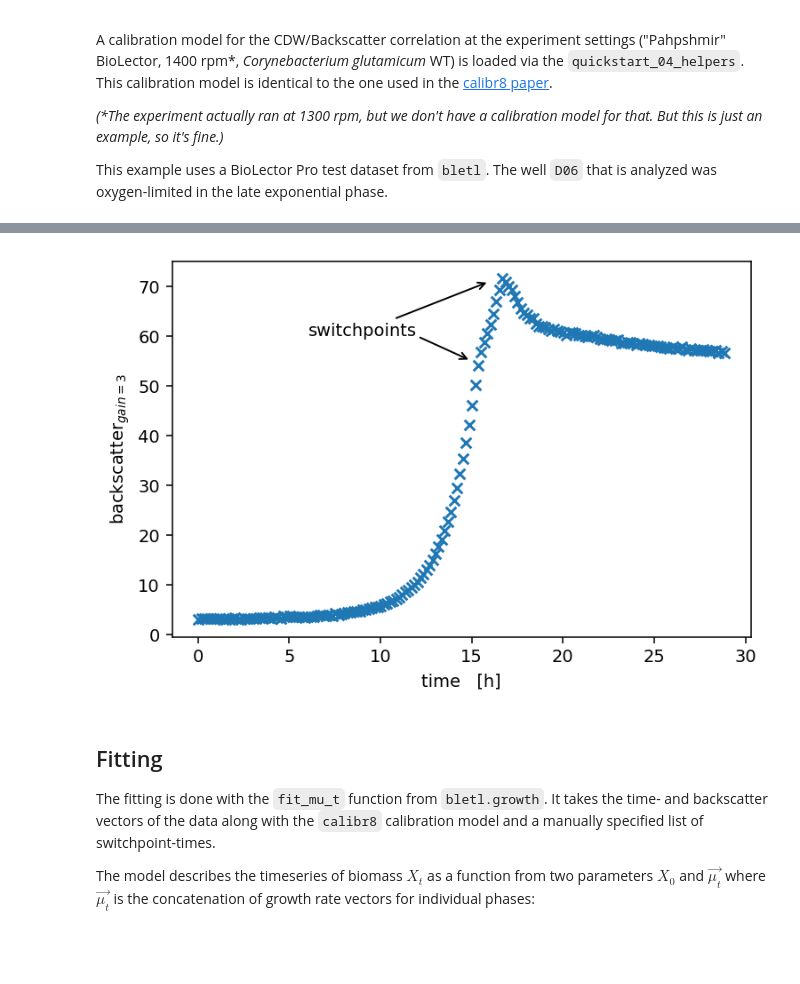
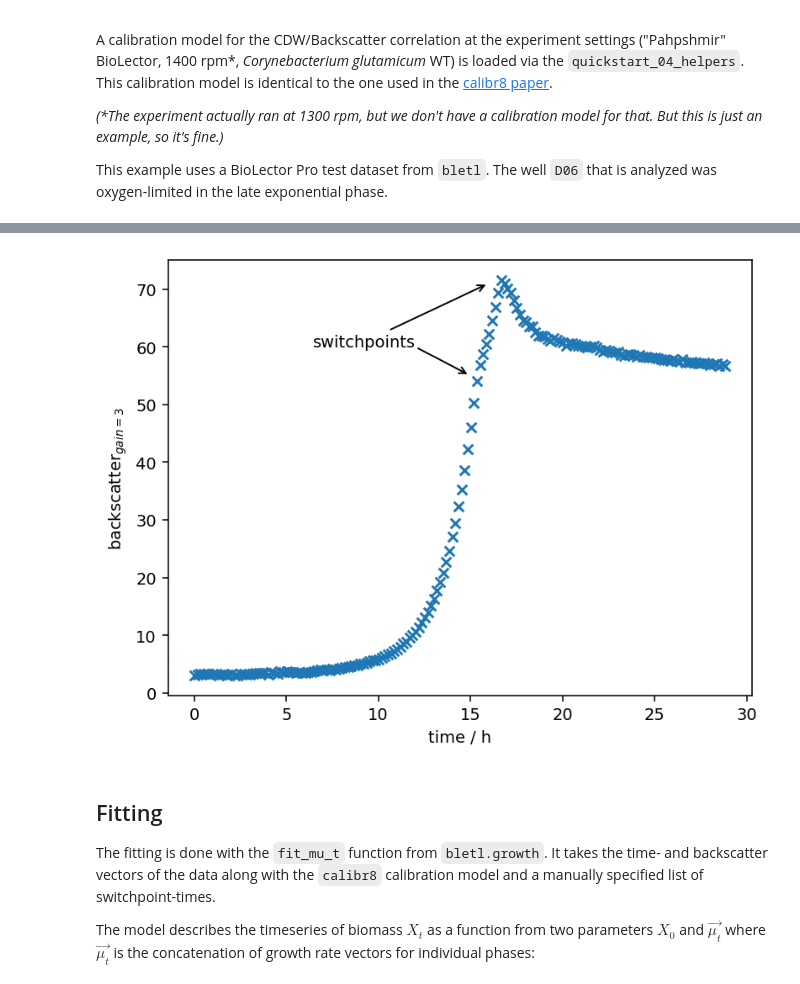
Before and after one commit to JuBiotech/bletl, a Jupyter notebook: notebooks/Quickstart_04_Bayesian Analysis of time-Variable Growth Rate.ipynb, the cells around one changed output, grey strips where cells are left out. Saved outputs shown, nothing was run; the diff lists cells and outputs as text; code cells hidden in the pictures; blank space fills up the shorter version.

```diff
--- a/notebooks/Quickstart_04_Bayesian Analysis of time-Variable Growth Rate.ipynb
+++ b/notebooks/Quickstart_04_Bayesian Analysis of time-Variable Growth Rate.ipynb
@@ -43,25 +43,25 @@ pyplot.show()
 # %%
 bldata = bletl.parse(
     pathlib.Path(r"..\tests\data\BLPro\22-HM_Coryne_Batch_O2Up-HM-2018-05-09-08-56-27.csv"),
 )
 bs3 = bldata['BS3']
 t, y = bs3.get_timeseries("D06")
 
 fig, ax = pyplot.subplots(dpi=140)
 ax.scatter(t, y, marker="x")
 ax.set(
     ylabel="backscatter$_{gain=3}$",
-    xlabel="time   [h]",
+    xlabel="time / h",
 )
 ax.annotate("", xy=(15, 55), xytext=(12, 60), arrowprops=dict(arrowstyle="->"))
 ax.annotate(
     "switchpoints",
     xy=(16, 71), xytext=(12, 60),
     arrowprops=dict(arrowstyle="->"), horizontalalignment="right"
 )
 pyplot.show()
 # %% [output]
-[figure, old version]
+[figure, new version]
 # %% [markdown]
 ## Fitting
 The fitting is done with the `fit_mu_t` function from `bletl.growth`.
```
Also changed, not shown: parts of 13 cells of this notebook, 2 other files.
